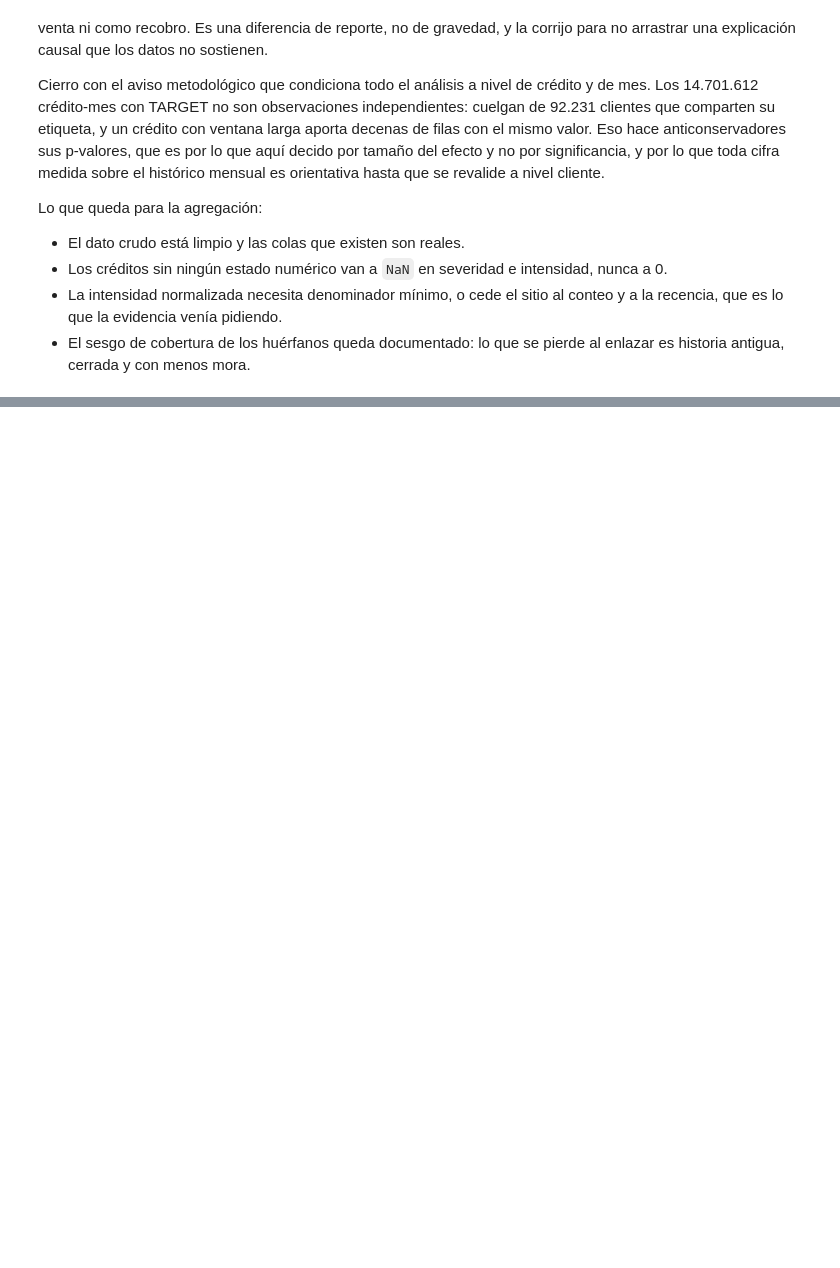
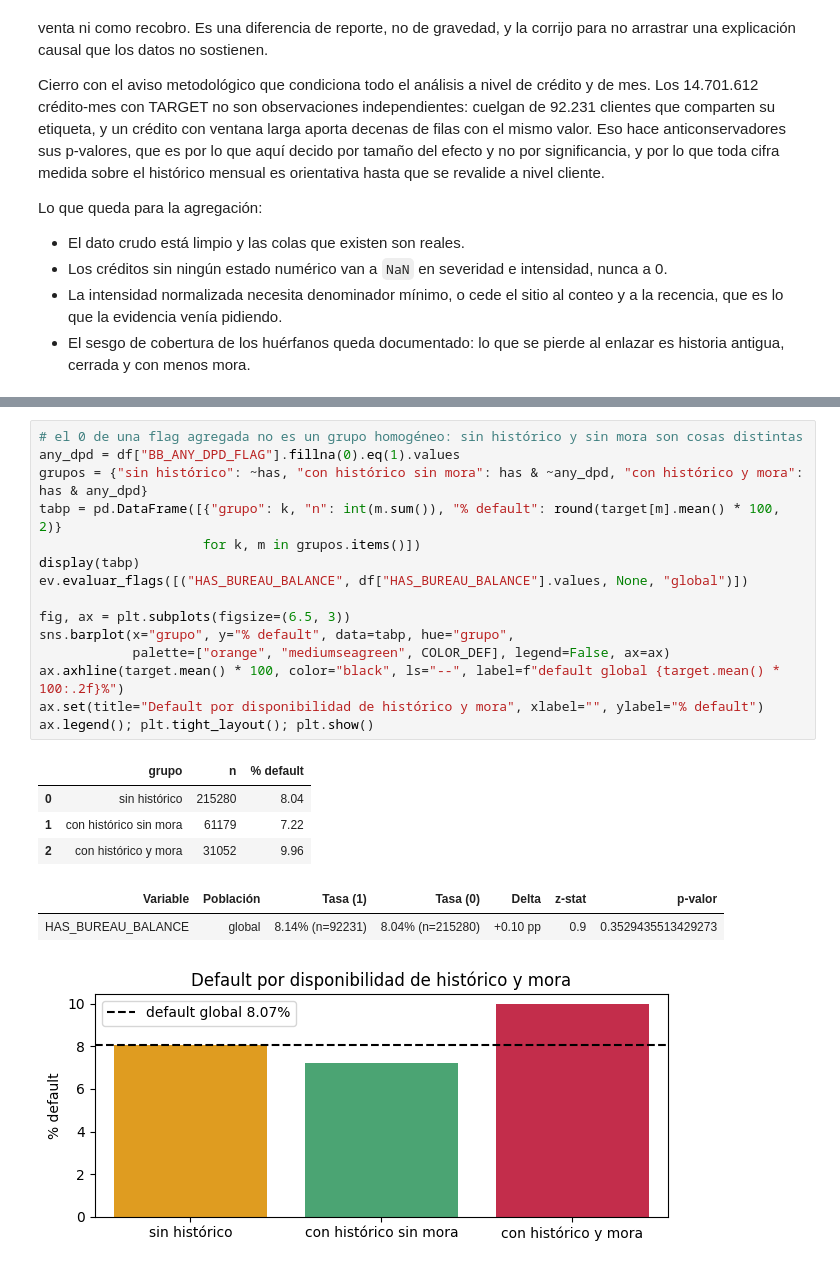
Before and after one commit to yeraybc/home-credit-default-risk, a Jupyter notebook: notebooks/03_eda_bureau_balance.ipynb, the cells around one changed output, grey strips where cells are left out. Cells and saved outputs as stored; diff of their text form; blank space fills up the shorter version.

```diff
--- a/notebooks/03_eda_bureau_balance.ipynb
+++ b/notebooks/03_eda_bureau_balance.ipynb
@@ -863,0 +952,23 @@ Lo que queda para la agregación:
+# %%
+# el 0 de una flag agregada no es un grupo homogéneo: sin histórico y sin mora son cosas distintas
+any_dpd = df["BB_ANY_DPD_FLAG"].fillna(0).eq(1).values
+grupos = {"sin histórico": ~has, "con histórico sin mora": has & ~any_dpd, "con histórico y mora": has & any_dpd}
+tabp = pd.DataFrame([{"grupo": k, "n": int(m.sum()), "% default": round(target[m].mean() * 100, 2)}
+                     for k, m in grupos.items()])
+display(tabp)
+ev.evaluar_flags([("HAS_BUREAU_BALANCE", df["HAS_BUREAU_BALANCE"].values, None, "global")])
+
+fig, ax = plt.subplots(figsize=(6.5, 3))
+sns.barplot(x="grupo", y="% default", data=tabp, hue="grupo",
+            palette=["orange", "mediumseagreen", COLOR_DEF], legend=False, ax=ax)
+ax.axhline(target.mean() * 100, color="black", ls="--", label=f"default global {target.mean() * 100:.2f}%")
+ax.set(title="Default por disponibilidad de histórico y mora", xlabel="", ylabel="% default")
+ax.legend(); plt.tight_layout(); plt.show()
+# %% [output]
+|  | grupo | n | % default |
+| 0 | sin histórico | 215280 | 8.04 |
+| 1 | con histórico sin mora | 61179 | 7.22 |
+| 2 | con histórico y mora | 31052 | 9.96 |
+| Variable | Población | Tasa (1) | Tasa (0) | Delta | z-stat | p-valor |
+| HAS_BUREAU_BALANCE | global | 8.14% (n=92231) | 8.04% (n=215280) | +0.10 pp | 0.9 | 0.3529435513429273 |
+[figure, added]
```
Also changed, not shown: parts of 29 cells of this notebook, 1 other file.
